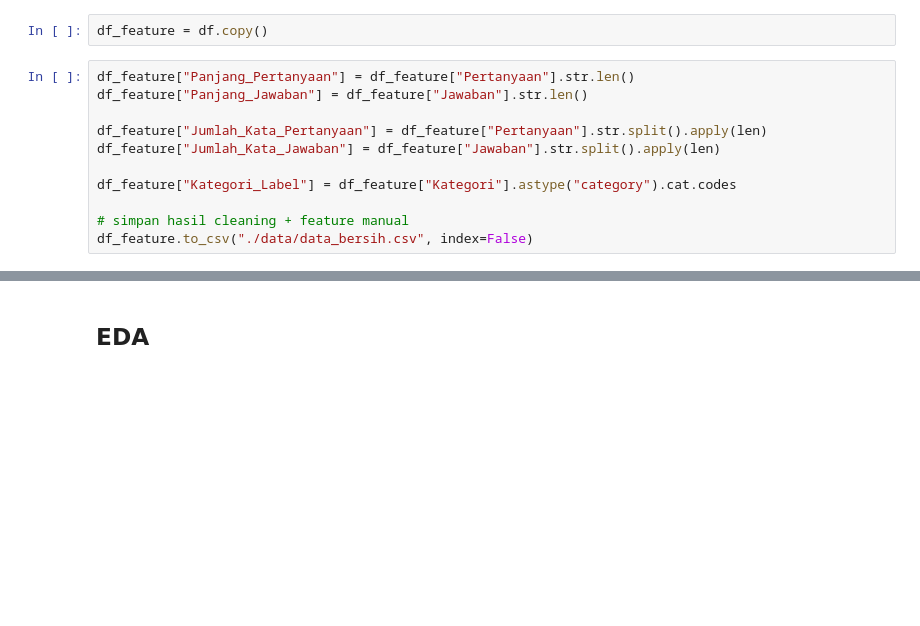
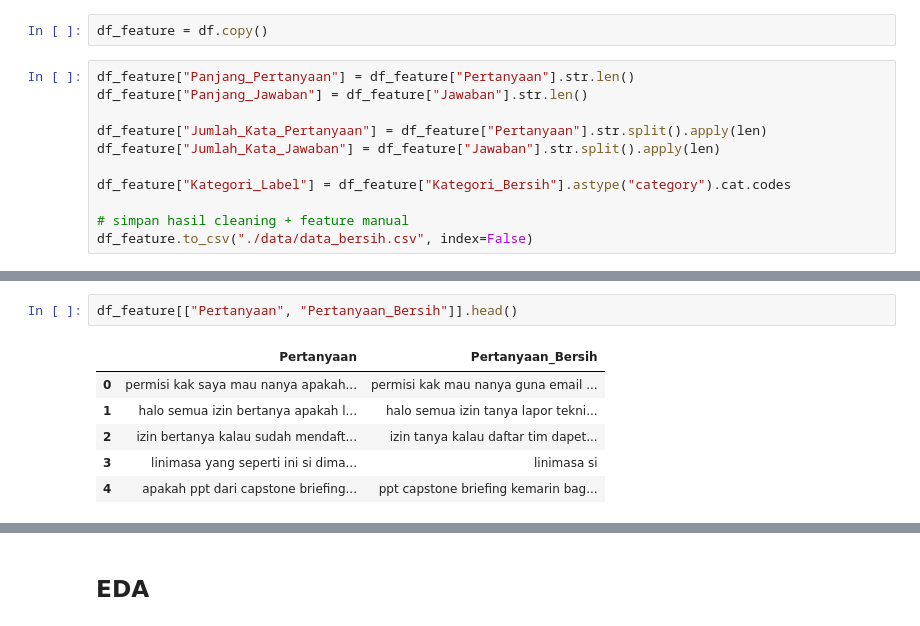
Before and after one commit to devilistiani/coding_camp_copilot, a Jupyter notebook: prosesing.ipynb, the cells around one changed output, grey strips where cells are left out. Cells and saved outputs as stored; diff of their text form; blank space fills up the shorter version.

```diff
--- a/prosesing.ipynb
+++ b/prosesing.ipynb
@@ -395,7 +397,7 @@ df_feature["Panjang_Jawaban"] = df_feature["Jawaban"].str.len()
 df_feature["Jumlah_Kata_Pertanyaan"] = df_feature["Pertanyaan"].str.split().apply(len)
 df_feature["Jumlah_Kata_Jawaban"] = df_feature["Jawaban"].str.split().apply(len)
 
-df_feature["Kategori_Label"] = df_feature["Kategori"].astype("category").cat.codes
+df_feature["Kategori_Label"] = df_feature["Kategori_Bersih"].astype("category").cat.codes
 
 # simpan hasil cleaning + feature manual
 df_feature.to_csv("./data/data_bersih.csv", index=False)
@@ -401,0 +448,9 @@ df_feature.to_csv("./data/data_bersih.csv", index=False)
+# %%
+df_feature[["Pertanyaan", "Pertanyaan_Bersih"]].head()
+# %% [output]
+|  | Pertanyaan | Pertanyaan_Bersih |
+| 0 | permisi kak saya mau nanya apakah... | permisi kak mau nanya guna email ... |
+| 1 | halo semua izin bertanya apakah l... | halo semua izin tanya lapor tekni... |
+| 2 | izin bertanya kalau sudah mendaft... | izin tanya kalau daftar tim dapet... |
+| 3 | linimasa yang seperti ini si dima... | linimasa si |
+| 4 | apakah ppt dari capstone briefing... | ppt capstone briefing kemarin bag... |
```
Also changed, not shown: parts of 20 cells of this notebook.
